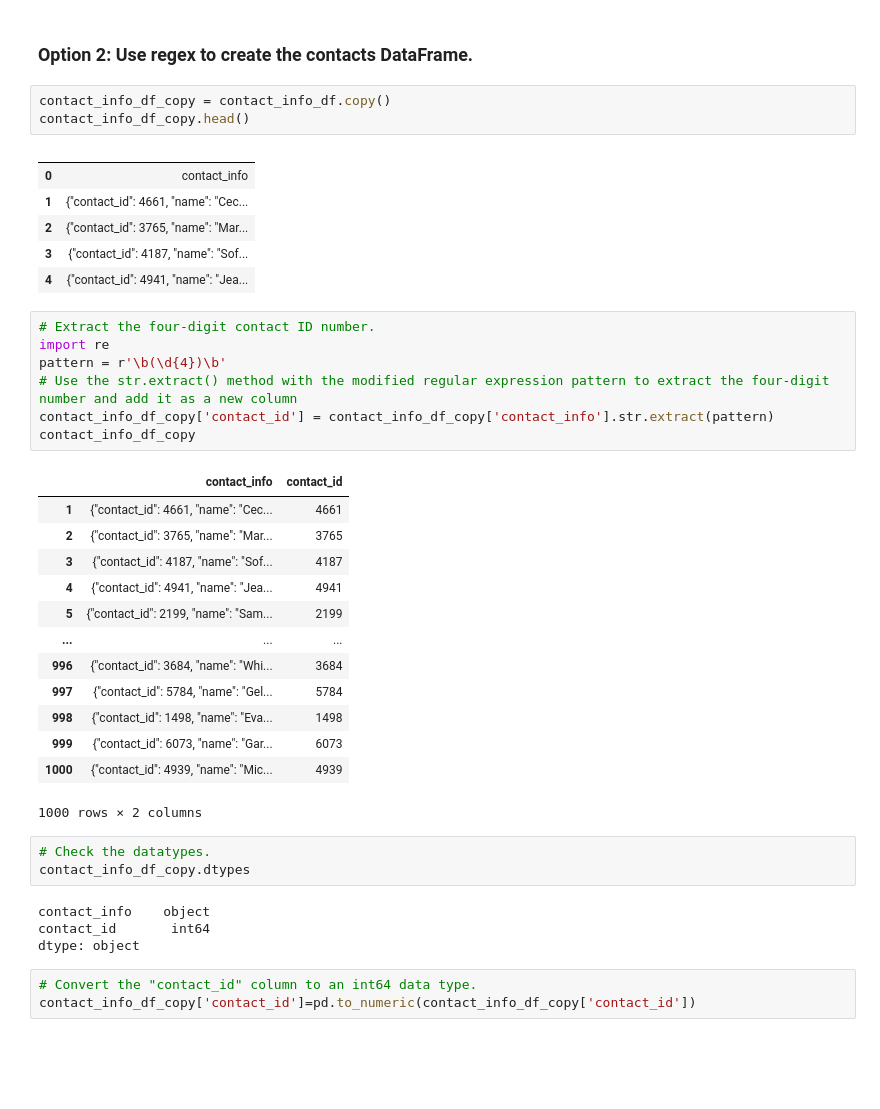
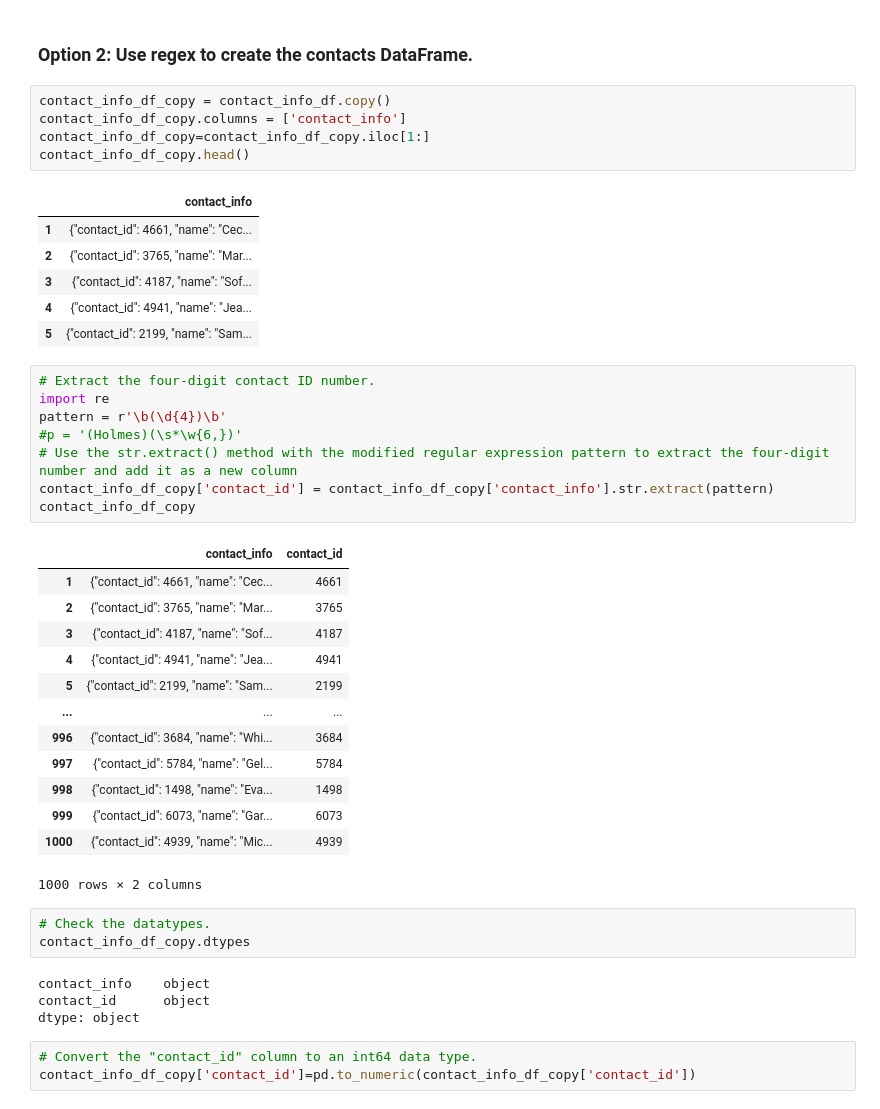
Before and after one commit to robinr1998/CrowdfundingETL, a Jupyter notebook: ETL_Mini_Project_Starter_Code_Walgama.ipynb, the cells around one changed output. Saved outputs shown, nothing was run; the diff lists cells and outputs as text; blank space fills up the shorter version.

```diff
--- a/ETL_Mini_Project_Starter_Code_Walgama.ipynb
+++ b/ETL_Mini_Project_Starter_Code_Walgama.ipynb
@@ -416,18 +416,21 @@ contacts_df_clean.to_csv("Resources/contacts.csv", encoding='utf8', index=False)
 ### Option 2: Use regex to create the contacts DataFrame.
 # %%
 contact_info_df_copy = contact_info_df.copy()
+contact_info_df_copy.columns = ['contact_info']
+contact_info_df_copy=contact_info_df_copy.iloc[1:]
 contact_info_df_copy.head()
 # %% [output]
-|  |  |
-| 0 | contact_info |
+|  | contact_info |
 | 1 | {"contact_id": 4661, "name": "Cec... |
 | 2 | {"contact_id": 3765, "name": "Mar... |
 | 3 | {"contact_id": 4187, "name": "Sof... |
 | 4 | {"contact_id": 4941, "name": "Jea... |
+| 5 | {"contact_id": 2199, "name": "Sam... |
 # %%
 # Extract the four-digit contact ID number.
 import re
 pattern = r'\b(\d{4})\b'
+#p = '(Holmes)(\s*\w{6,})'
 # Use the str.extract() method with the modified regular expression pattern to extract the four-digit number and add it as a new column
 contact_info_df_copy['contact_id'] = contact_info_df_copy['contact_info'].str.extract(pattern)
 contact_info_df_copy
@@ -450,7 +453,7 @@ contact_info_df_copy
 contact_info_df_copy.dtypes
 # %% [output]
 contact_info    object
-contact_id       int64
+contact_id      object
 dtype: object
 # %%
 # Convert the "contact_id" column to an int64 data type.
```
Also changed, not shown: parts of 2 cells of this notebook, 10 other files.
